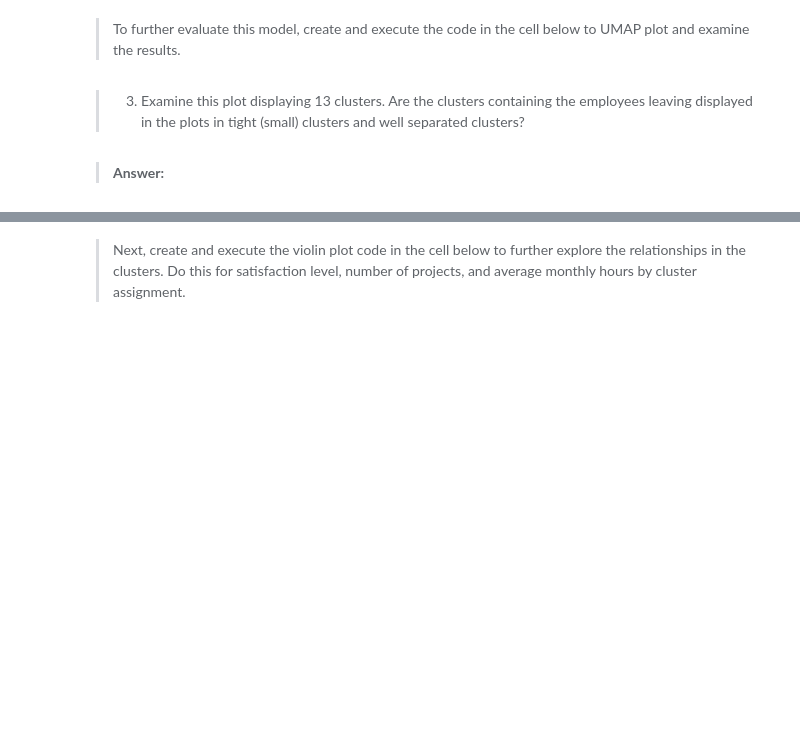
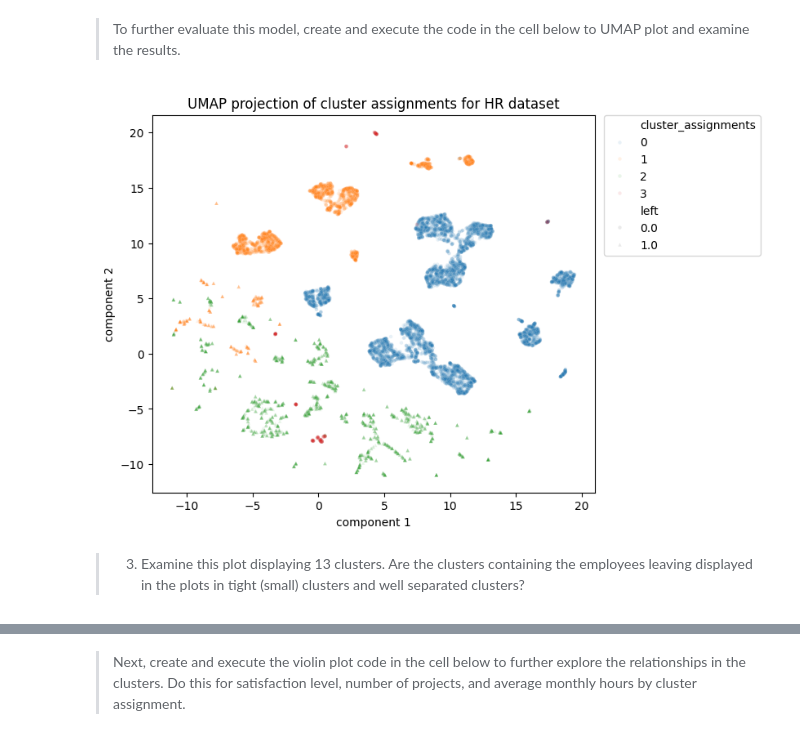
Before and after one commit to StephenElston/CSCI-E-108, a Jupyter notebook: notebooks/07_ClusterModels.ipynb, the cells around one changed output, grey strips where cells are left out. Saved outputs shown, nothing was run; the diff lists cells and outputs as text; code cells hidden in the pictures; blank space fills up the shorter version.

```diff
--- a/notebooks/07_ClusterModels.ipynb
+++ b/notebooks/07_ClusterModels.ipynb
@@ -601,4 +824,7 @@ HR_data.loc[:,['cluster_assignments','left']].value_counts().sort_index(axis=0,
+# %%
+# Display the UMAP plot using the plot_cluster_assignments function
+plot_cluster_assignments(HR_embedding_df, HR_data['cluster_assignments'])
+# %% [output]
+[figure, added]
 # %% [markdown]
 > 3. Examine this plot displaying 13 clusters. Are the clusters containing the employees leaving displayed in the plots in tight (small) clusters and well separated clusters?
-# %% [markdown]
-> **Answer:**
```
Also changed, not shown: parts of 83 cells of this notebook.
